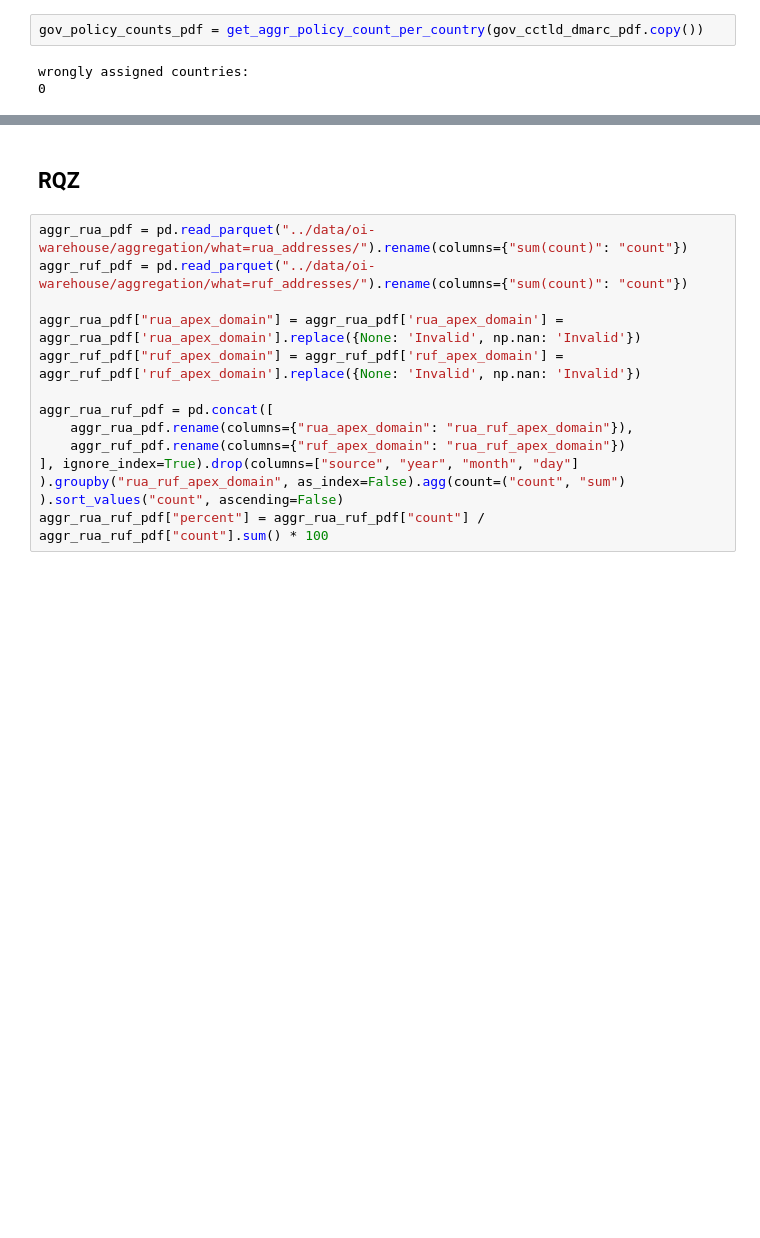
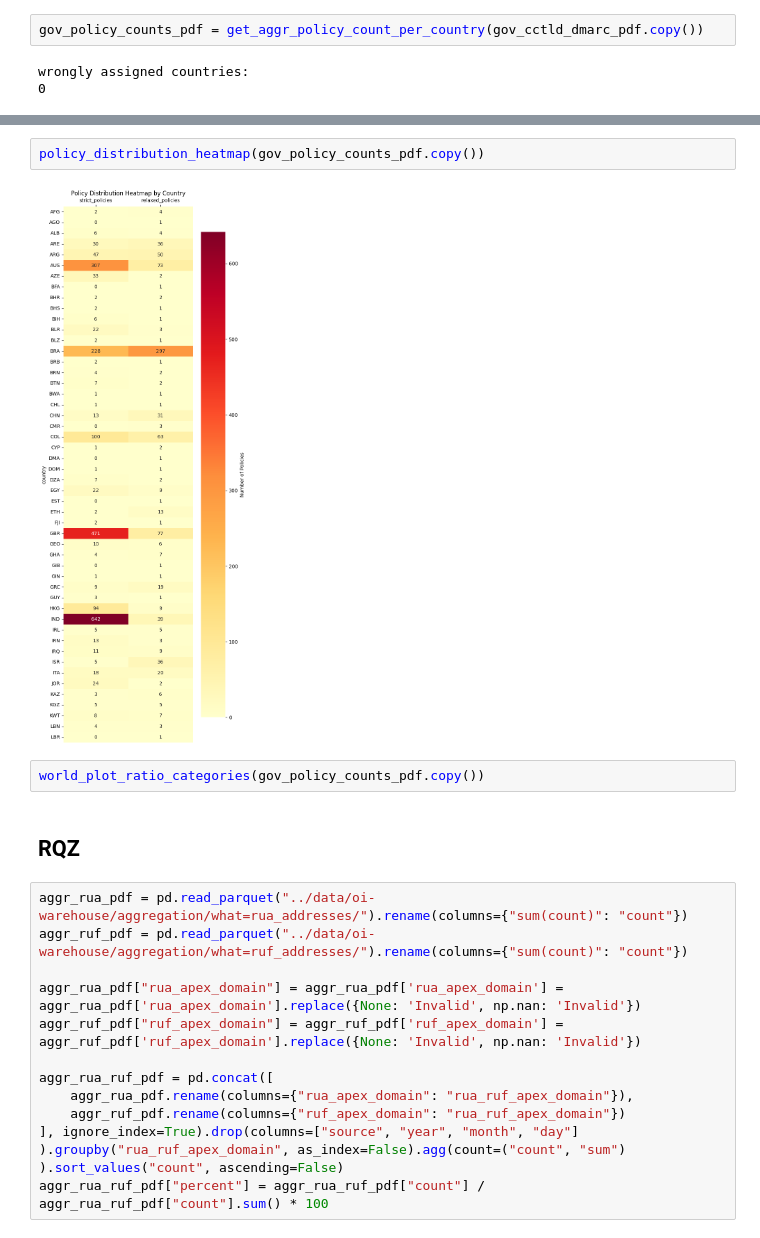
Before and after one commit to internettransparency/dmarc-cctld-research, a Jupyter notebook: notebooks/process-results.ipynb, the cells around one changed output, grey strips where cells are left out. Drawn from its saved outputs; the diff is of its cells as text; blank space fills up the shorter version.

```diff
--- a/notebooks/process-results.ipynb
+++ b/notebooks/process-results.ipynb
@@ -443,3 +443,9 @@ strict_relaxed_policy_correlation(gov_policy_counts_pdf.copy(), threshold=100)
+# %%
+policy_distribution_heatmap(gov_policy_counts_pdf.copy())
+# %% [output]
+[figure, added]
+# %%
+world_plot_ratio_categories(gov_policy_counts_pdf.copy())
 # %% [markdown]
 ## RQZ
 # %%
```
Also changed, not shown: parts of 5 cells of this notebook.
